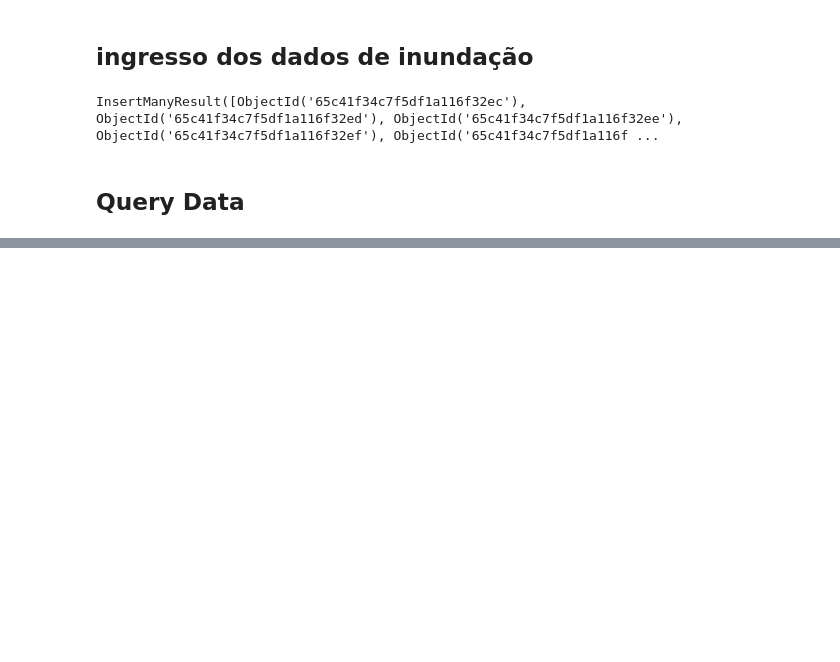
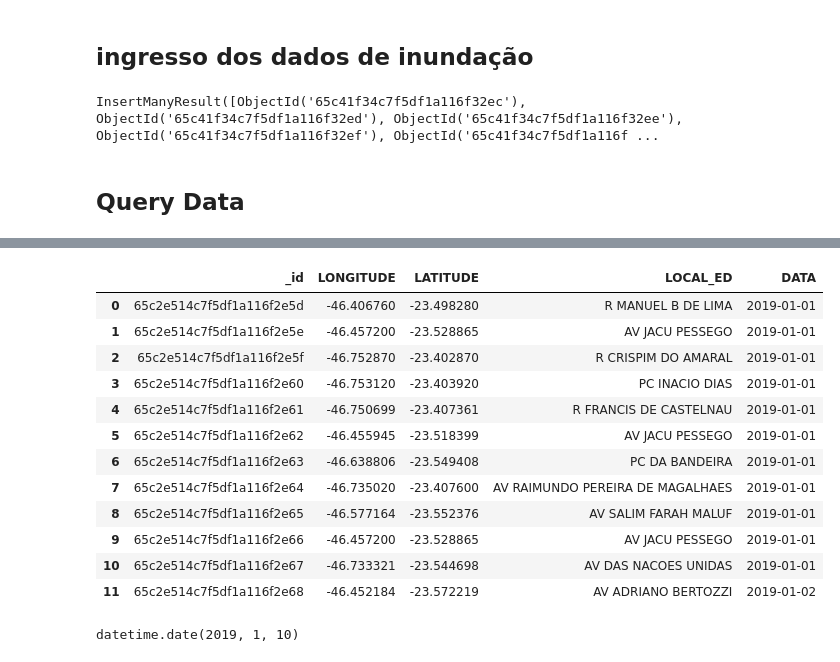
Before and after one commit to vitor-yuichi/analytics-tcc, a Jupyter notebook: app/database/data_ingestion.ipynb, the cells around one changed output, grey strips where cells are left out. Drawn from its saved outputs; the diff is of its cells as text; code cells hidden in the pictures; blank space fills up the shorter version.

```diff
--- a/app/database/data_ingestion.ipynb
+++ b/app/database/data_ingestion.ipynb
@@ -164,0 +177,20 @@ fig.show()
+# %%
+floods[floods.DATA.dt.date < datetime.date(2019, 1, 3)
+# %% [output]
+|  | _id | LONGITUDE | LATITUDE | LOCAL_ED | DATA |
+| 0 | 65c2e514c7f5df1a116f2e5d | -46.406760 | -23.498280 | R MANUEL B DE LIMA | 2019-01-01 |
+| 1 | 65c2e514c7f5df1a116f2e5e | -46.457200 | -23.528865 | AV JACU PESSEGO | 2019-01-01 |
+| 2 | 65c2e514c7f5df1a116f2e5f | -46.752870 | -23.402870 | R CRISPIM DO AMARAL | 2019-01-01 |
+| 3 | 65c2e514c7f5df1a116f2e60 | -46.753120 | -23.403920 | PC INACIO DIAS | 2019-01-01 |
+| 4 | 65c2e514c7f5df1a116f2e61 | -46.750699 | -23.407361 | R FRANCIS DE CASTELNAU | 2019-01-01 |
+| 5 | 65c2e514c7f5df1a116f2e62 | -46.455945 | -23.518399 | AV JACU PESSEGO | 2019-01-01 |
+| 6 | 65c2e514c7f5df1a116f2e63 | -46.638806 | -23.549408 | PC DA BANDEIRA | 2019-01-01 |
+| 7 | 65c2e514c7f5df1a116f2e64 | -46.735020 | -23.407600 | AV RAIMUNDO PEREIRA DE MAGALHAES | 2019-01-01 |
+| 8 | 65c2e514c7f5df1a116f2e65 | -46.577164 | -23.552376 | AV SALIM FARAH MALUF | 2019-01-01 |
+| 9 | 65c2e514c7f5df1a116f2e66 | -46.457200 | -23.528865 | AV JACU PESSEGO | 2019-01-01 |
+| 10 | 65c2e514c7f5df1a116f2e67 | -46.733321 | -23.544698 | AV DAS NACOES UNIDAS | 2019-01-01 |
+| 11 | 65c2e514c7f5df1a116f2e68 | -46.452184 | -23.572219 | AV ADRIANO BERTOZZI | 2019-01-02 |
+# %%
+datetime.date(2019, 1, 10)
+# %% [output]
+datetime.date(2019, 1, 10)
```
Also changed, not shown: parts of 15 cells of this notebook, 4 other files.
